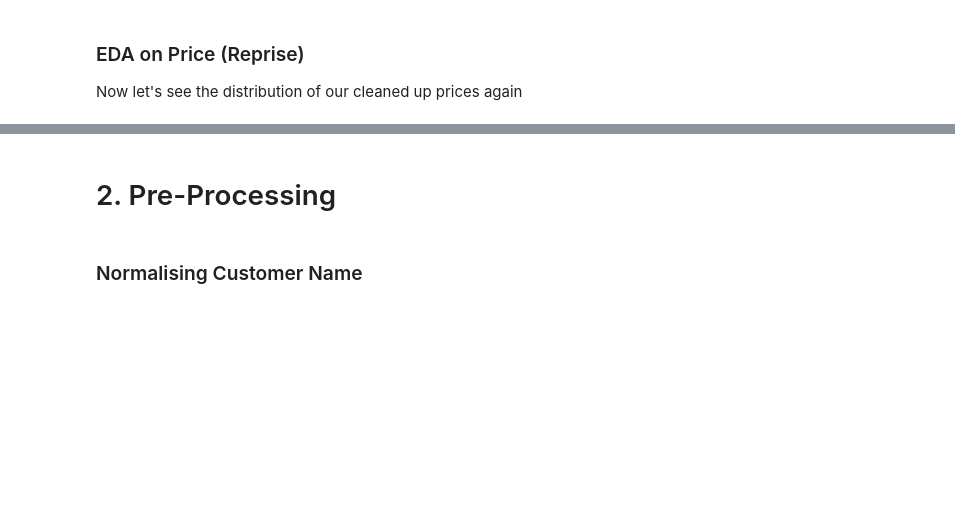
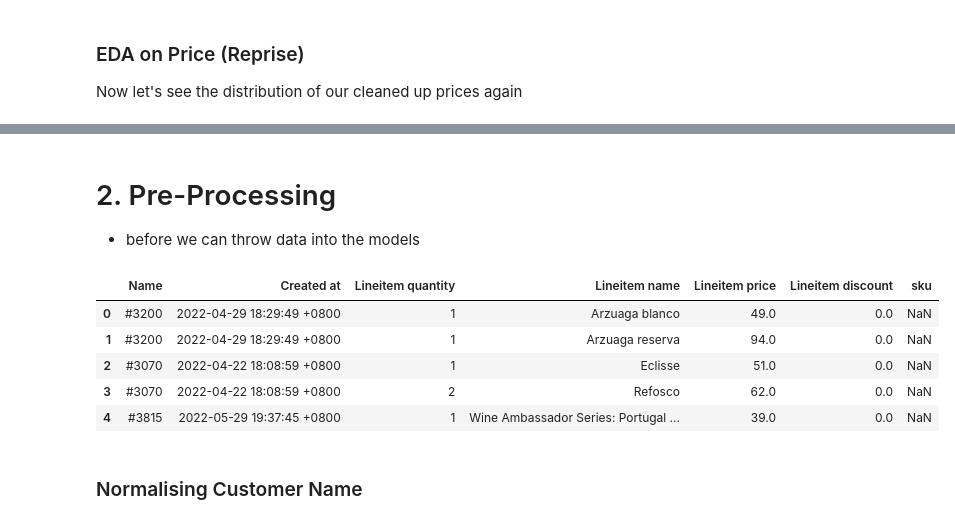
Before and after one commit to kevanoktavio/CloudWine_DemandPrediction, a Jupyter notebook: development/notebooks/midterm_checkpoint_demand_pred.ipynb, the cells around one changed output, grey strips where cells are left out. Saved outputs shown, nothing was run; the diff lists cells and outputs as text; code cells hidden in the pictures; blank space fills up the shorter version.

```diff
--- a/development/notebooks/midterm_checkpoint_demand_pred.ipynb
+++ b/development/notebooks/midterm_checkpoint_demand_pred.ipynb
@@ -284,7 +304,16 @@ plt.show()
 # %% [markdown]
 # 2. Pre-Processing
+- before we can throw data into the models
 # %%
 before_preprocess = raw_dropna2.copy(deep=True)
+before_preprocess.head()
+# %% [output]
+|  | Name | Created at | Lineitem quantity | Lineitem name | Lineitem price | Lineitem discount | sku |
+| 0 | #3200 | 2022-04-29 18:29:49 +0800 | 1 | Arzuaga blanco | 49.0 | 0.0 | NaN |
+| 1 | #3200 | 2022-04-29 18:29:49 +0800 | 1 | Arzuaga reserva | 94.0 | 0.0 | NaN |
+| 2 | #3070 | 2022-04-22 18:08:59 +0800 | 1 | Eclisse | 51.0 | 0.0 | NaN |
+| 3 | #3070 | 2022-04-22 18:08:59 +0800 | 2 | Refosco | 62.0 | 0.0 | NaN |
+| 4 | #3815 | 2022-05-29 19:37:45 +0800 | 1 | Wine Ambassador Series: Portugal ... | 39.0 | 0.0 | NaN |
 # %% [markdown]
 ### Normalising Customer Name
 # %%
```
Also changed, not shown: parts of 27 cells of this notebook, 2 other files.
